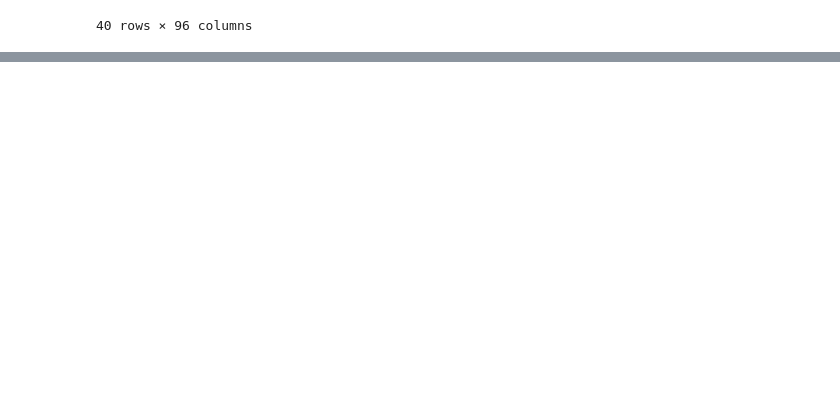
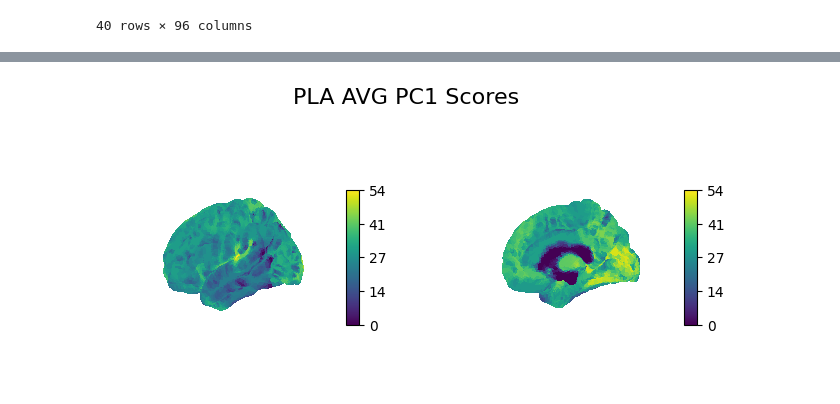
Before and after one commit to LuisA00/ResearchElective_Maastricht2023, a Jupyter notebook: Validating_RM_Fit.ipynb, the cells around one changed output, grey strips where cells are left out. Saved outputs shown, nothing was run; the diff lists cells and outputs as text; code cells hidden in the pictures; blank space fills up the shorter version.

```diff
--- a/Validating_RM_Fit.ipynb
+++ b/Validating_RM_Fit.ipynb
@@ -664,0 +875,7 @@ PLAGM_PC1_RM_scores_df.head(40)
+# %%
+PLAGM_RM_avg_fit = []
+PLAGM_RM_std_fit = []
+
+for x in range(len(rm_labels)):
+    PLAGM_RM_avg_fit.append(PLAGM_PC1_RM_scores_df[rm_labels[x]].mean(skipna=True))
+    PLAGM_RM_std_fit.append(PLAGM_PC1_RM_scores_df[rm_labels[x]].std(skipna=True))
@@ -664,0 +901,39 @@ PLAGM_PC1_RM_scores_df.head(40)
+# %%
+# Make zero matrix (to get the shape right) ... then run for loop and sum all matrices.
+zero_matrix_avg = nl.image.get_data(PLAGM_RM_avg_vols[0]).shape
+zero_matrix_std = nl.image.get_data(PLAGM_RM_std_vols[0]).shape
+
+PLA_RM_avg_fit_vis = np.zeros((zero_matrix_avg))
+PLA_RM_std_fit_vis = np.zeros((zero_matrix_std))
+
+# Run loop for times (number of rois). Each iteration get matrix with PC1 scores for that roi
+# And add it to the "COC_AA_COC1_avg_fit_vis."
+for x in range(len(rm_labels)):
+    current_roi_avg_scores = nl.image.get_data(PLAGM_RM_avg_vols[x])
+    current_roi_std_scores = nl.image.get_data(PLAGM_RM_std_vols[x])
+
+    PLA_RM_avg_fit_vis = PLA_RM_avg_fit_vis + current_roi_avg_scores
+    PLA_RM_std_fit_vis = PLA_RM_std_fit_vis + current_roi_std_scores
+
+PLA_RM_avg_fit_vis = nl.image.new_img_like(rm_maps, PLA_RM_avg_fit_vis)
+PLA_RM_std_fit_vis = nl.image.new_img_like(rm_maps, PLA_RM_std_fit_vis)
+
+# Save vol file as ...
+PLA_RM_avg_fit_vis.to_filename("RM_AveragePC1Scores_PLA.nii.gz")
+PLA_RM_std_fit_vis.to_filename("RM_StdPC1Scores_PLA.nii.gz")
+# %%
+texture_pial_right = surface.vol_to_surf(PLA_RM_avg_fit_vis.slicer[:, :, :, 0], fsaverage.pial_right, n_samples=10, interpolation="nearest")
+texture_pial_left = surface.vol_to_surf(PLA_RM_avg_fit_vis.slicer[:, :, :, 0], fsaverage.pial_left, n_samples=10, interpolation="nearest")
+
+fig, (axs1, axs2) = plt.subplots(1, 2, figsize=(8, 3.5), sharex=True, sharey=True, subplot_kw={"projection": "3d"})
+fig.suptitle("PLA AVG PC1 Scores", fontsize=16)
+axs1.xaxis.set_tick_params(labelbottom=False, bottom=False)
+axs1.yaxis.set_tick_params(labelleft=False, left=False)
+axs2.xaxis.set_tick_params(labelbottom=False, bottom=False)
+axs2.yaxis.set_tick_params(labelleft=False, left=False)
+
+plotting.plot_surf(fsaverage.pial_left, texture_pial_left, colorbar=True, cmap='viridis', axes=axs1)
+plotting.plot_surf(fsaverage.pial_right, texture_pial_right, colorbar=True, cmap='viridis', axes=axs2)
+plt.show()
+# %% [output]
+[figure, added]
```
Also changed, not shown: parts of 26 cells of this notebook, 1 other file.
